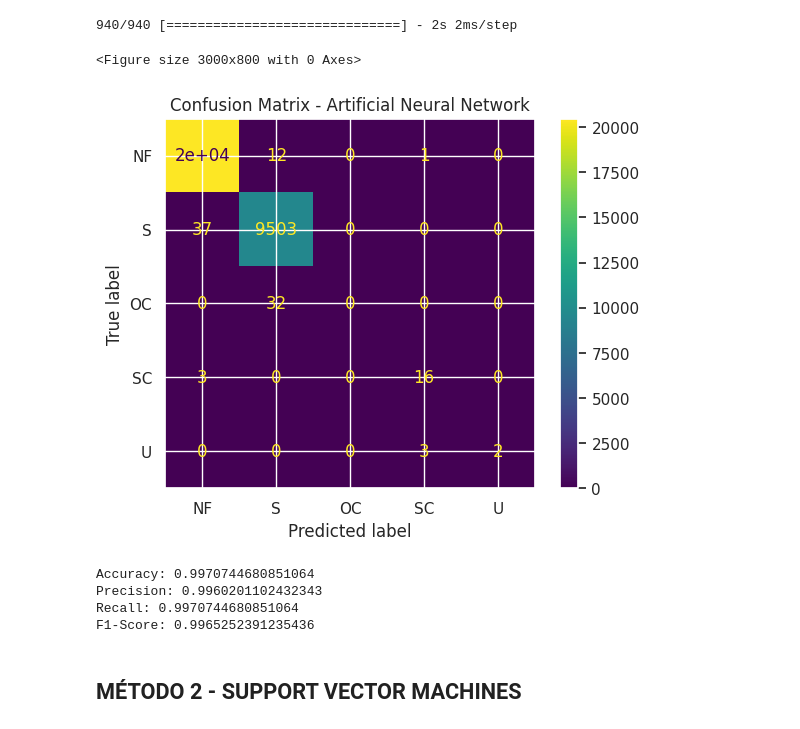
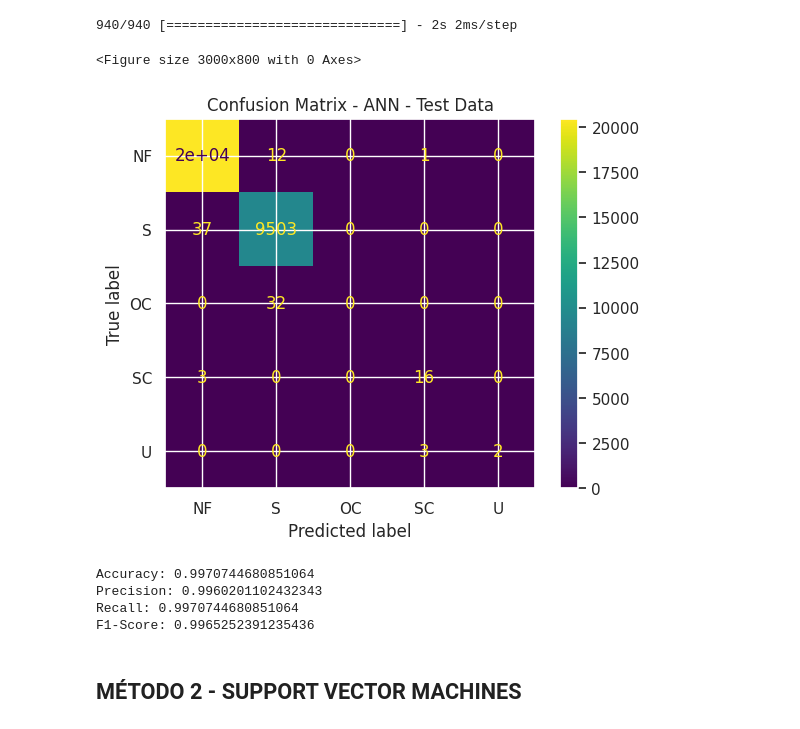
Before and after one commit to santyxd3000/Undergraduate-Project, a Jupyter notebook: Classifying_Models.ipynb, the cells around one changed output. Drawn from its saved outputs; the diff is of its cells as text; code cells hidden in the pictures.

```diff
--- a/Classifying_Models.ipynb
+++ b/Classifying_Models.ipynb
@@ -276,24 +276,24 @@ Loss: 0.013818714767694473
 # %% [markdown]
 ### Modelo Escogido - Red Neuronal con 2 capas intermedias entre entrada y salida
 # %%
-ann_predict = ann_3.predict(x_test)
+ann_predict_test = ann_3.predict(x_test)
 # %% [output]
 940/940 [==============================] - 2s 2ms/step
 # %%
-ann_predict_test = np.argmax(ann_predict, axis=1)
+ann_predict_test = np.argmax(ann_predict_test, axis=1)
 # %%
 from sklearn.metrics import confusion_matrix, ConfusionMatrixDisplay
 
 labels = ['NF','S','OC','SC','U']
 
 cm = confusion_matrix(y_test, ann_predict_test)
 disp = ConfusionMatrixDisplay(confusion_matrix=cm, display_labels=labels)
 
 plt.figure(figsize=(30,8))
 disp.plot()
-plt.title("Confusion Matrix - Artificial Neural Network")
+plt.title("Confusion Matrix - ANN - Test Data")
 plt.show()
 # %% [output]
 <Figure size 3000x800 with 0 Axes>
-[figure, old version]
+[figure, new version]
 # %%
@@ -312,4 +313,4 @@ Precision: 0.9960201102432343
 Recall: 0.9970744680851064
 F1-Score: 0.9965252391235436
 # %% [markdown]
-## MÉTODO 2 - SUPPORT VECTOR MACHINES
+## **MÉTODO 2 - SUPPORT VECTOR MACHINES**
```
Also changed, not shown: parts of 1 cell of this notebook.
